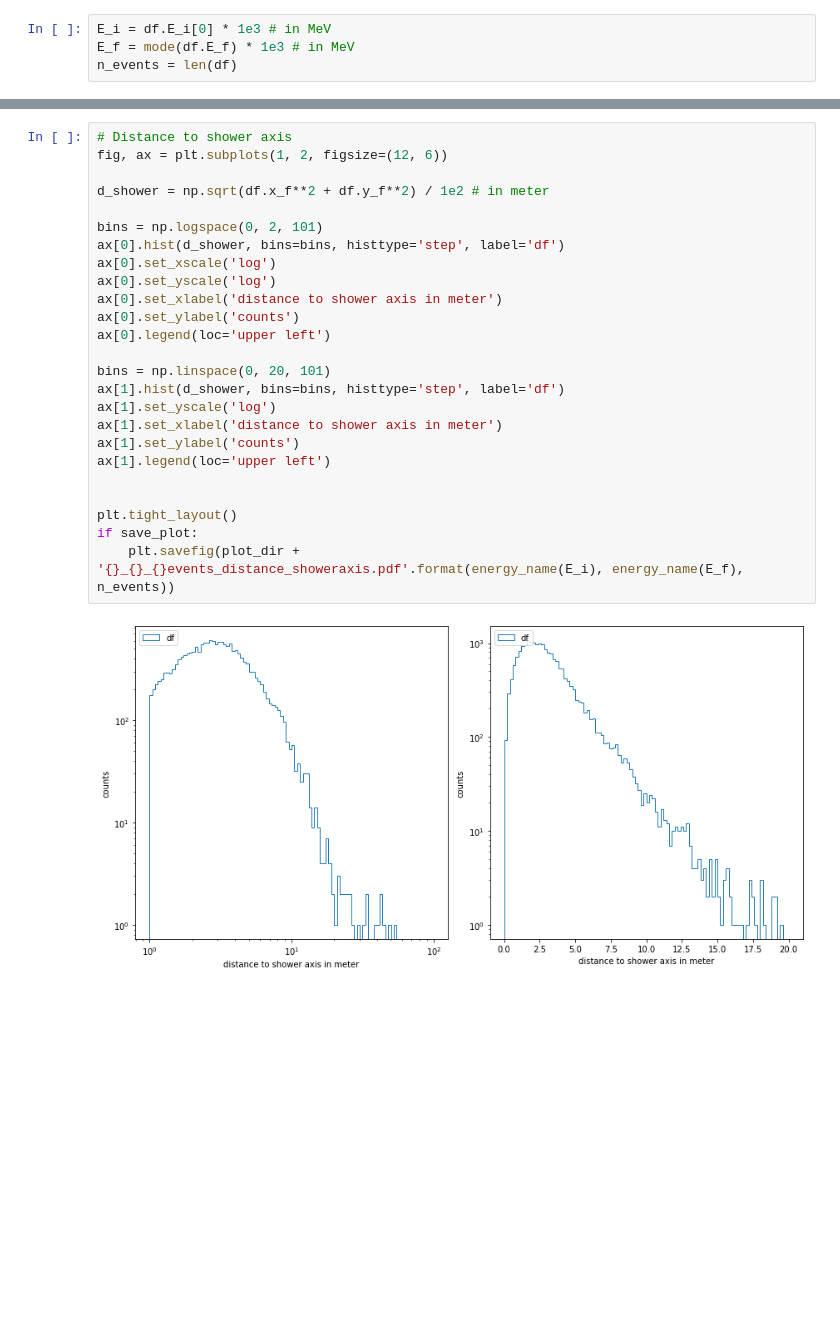
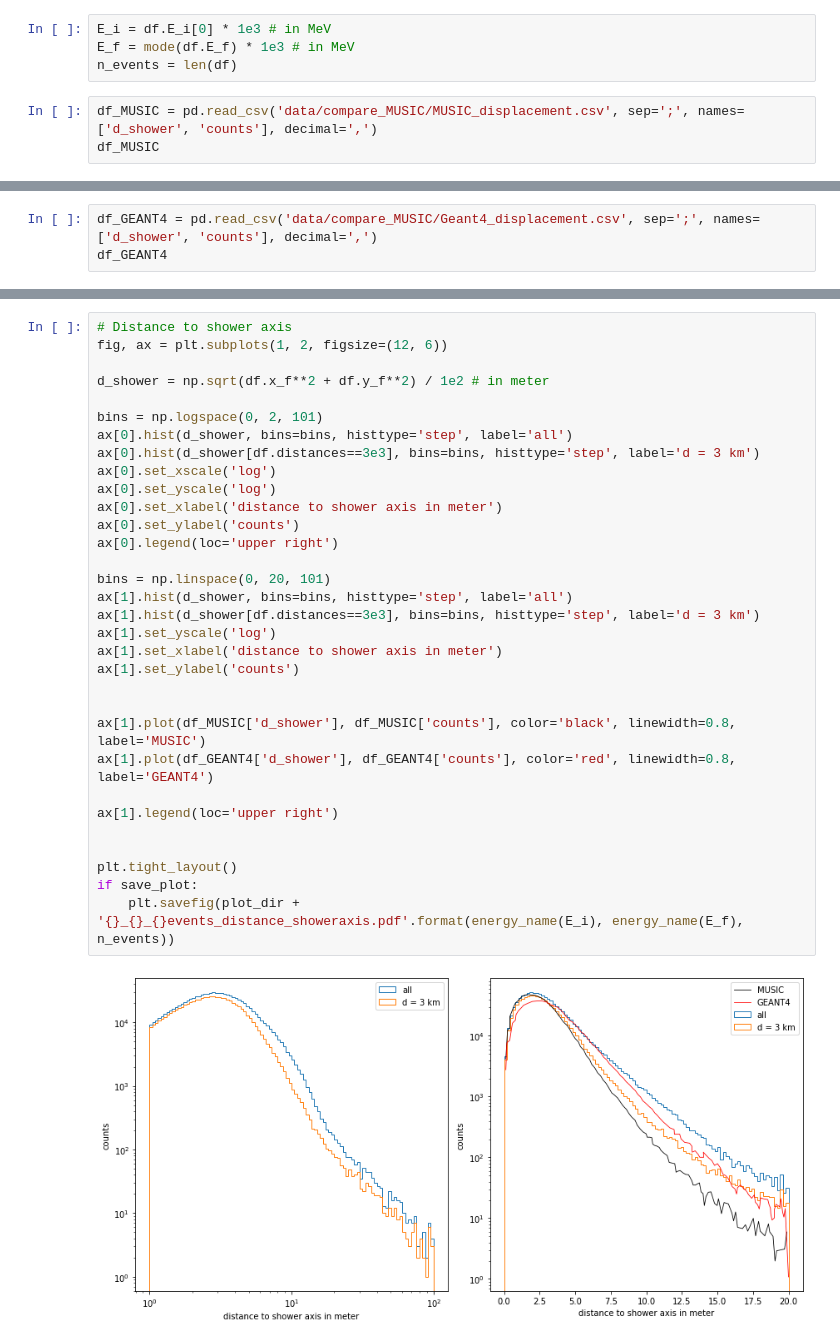
Before and after one commit to pascalgutjahr/muon-deflection-paper, a Jupyter notebook: deflection/compare_MUSIC.ipynb, the cells around one changed output, grey strips where cells are left out. Cells and saved outputs as stored; diff of their text form; blank space fills up the shorter version.

```diff
--- a/deflection/compare_MUSIC.ipynb
+++ b/deflection/compare_MUSIC.ipynb
@@ -44,3 +45,6 @@ df
 E_i = df.E_i[0] * 1e3 # in MeV
 E_f = mode(df.E_f) * 1e3 # in MeV
 n_events = len(df)
+# %%
+df_MUSIC = pd.read_csv('data/compare_MUSIC/MUSIC_displacement.csv', sep=';', names=['d_shower', 'counts'], decimal=',')
+df_MUSIC
@@ -46,0 +65,3 @@ n_events = len(df)
+# %%
+df_GEANT4 = pd.read_csv('data/compare_MUSIC/Geant4_displacement.csv', sep=';', names=['d_shower', 'counts'], decimal=',')
+df_GEANT4
@@ -98,29 +174,36 @@ if save_plot:
 # %%
 # Distance to shower axis
 fig, ax = plt.subplots(1, 2, figsize=(12, 6))
 
 d_shower = np.sqrt(df.x_f**2 + df.y_f**2) / 1e2 # in meter
 
 bins = np.logspace(0, 2, 101)
-ax[0].hist(d_shower, bins=bins, histtype='step', label='df')
+ax[0].hist(d_shower, bins=bins, histtype='step', label='all')
+ax[0].hist(d_shower[df.distances==3e3], bins=bins, histtype='step', label='d = 3 km')
 ax[0].set_xscale('log')
 ax[0].set_yscale('log')
 ax[0].set_xlabel('distance to shower axis in meter')
 ax[0].set_ylabel('counts')
-ax[0].legend(loc='upper left')
+ax[0].legend(loc='upper right')
 
 bins = np.linspace(0, 20, 101)
-ax[1].hist(d_shower, bins=bins, histtype='step', label='df')
+ax[1].hist(d_shower, bins=bins, histtype='step', label='all')
+ax[1].hist(d_shower[df.distances==3e3], bins=bins, histtype='step', label='d = 3 km')
 ax[1].set_yscale('log')
 ax[1].set_xlabel('distance to shower axis in meter')
 ax[1].set_ylabel('counts')
-ax[1].legend(loc='upper left')
+
+
+ax[1].plot(df_MUSIC['d_shower'], df_MUSIC['counts'], color='black', linewidth=0.8, label='MUSIC')
+ax[1].plot(df_GEANT4['d_shower'], df_GEANT4['counts'], color='red', linewidth=0.8, label='GEANT4')
+
+ax[1].legend(loc='upper right')
 
 
 plt.tight_layout()
 if save_plot:
     plt.savefig(plot_dir + '{}_{}_{}events_distance_showeraxis.pdf'.format(energy_name(E_i), energy_name(E_f), n_events))
 # %% [output]
-[figure, old version]
+[figure, new version]
 # %%
 max(df.deflection)
```
Also changed, not shown: parts of 15 cells of this notebook, 3 other files.
